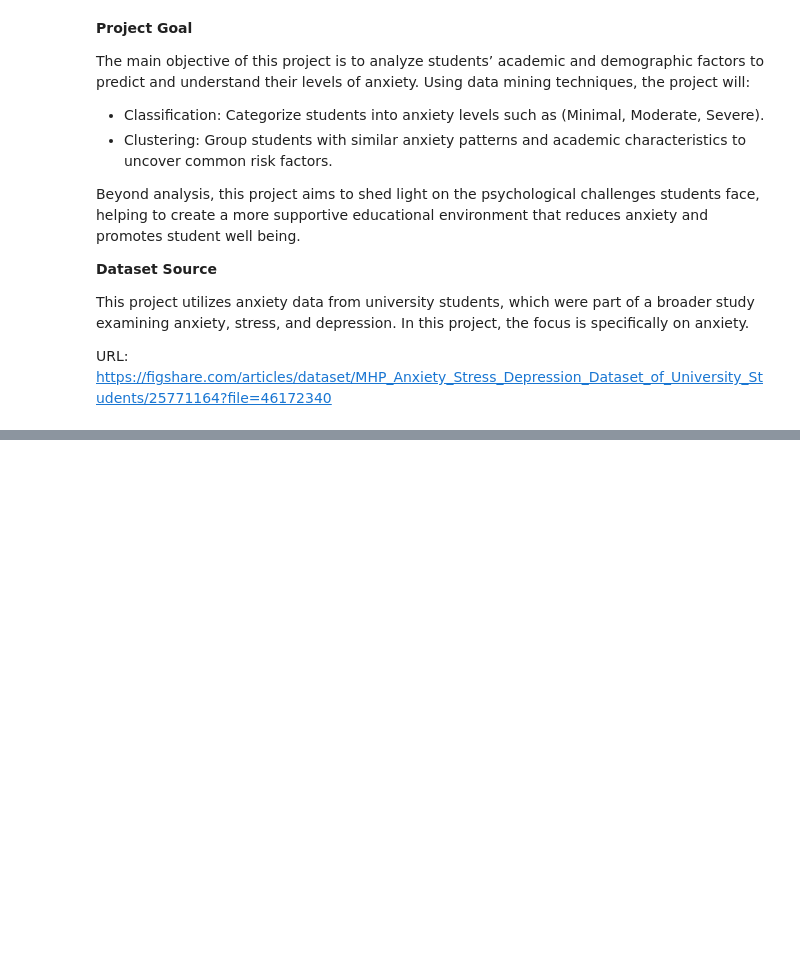
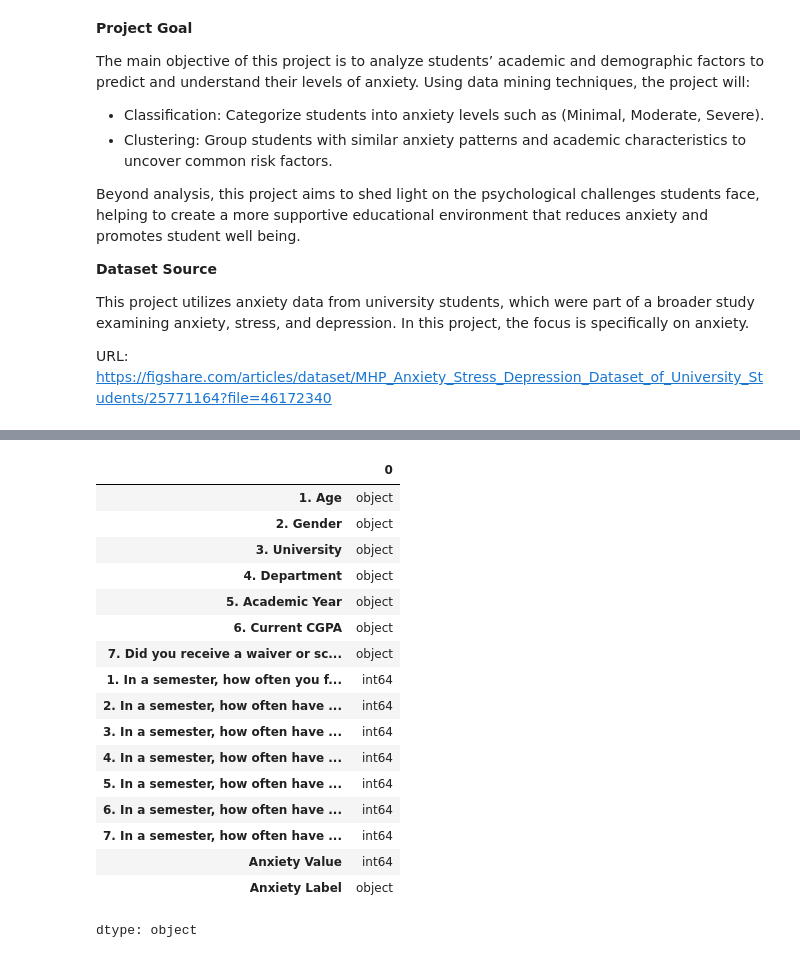
Before and after one commit to ara1x/DataMining-Project, a Jupyter notebook: Phase1.ipynb, the cells around one changed output, grey strips where cells are left out. Drawn from its saved outputs; the diff is of its cells as text; code cells hidden in the pictures; blank space fills up the shorter version.

```diff
--- a/Phase1.ipynb
+++ b/Phase1.ipynb
@@ -32,0 +37,21 @@ Shape of dataset (rows, columns): (2028, 16)
+# %%
+data.dtypes
+# %% [output]
+|  | 0 |
+| 1. Age | object |
+| 2. Gender | object |
+| 3. University | object |
+| 4. Department | object |
+| 5. Academic Year | object |
+| 6. Current CGPA | object |
+| 7. Did you receive a waiver or sc... | object |
+| 1. In a semester, how often you f... | int64 |
+| 2. In a semester, how often have ... | int64 |
+| 3. In a semester, how often have ... | int64 |
+| 4. In a semester, how often have ... | int64 |
+| 5. In a semester, how often have ... | int64 |
+| 6. In a semester, how often have ... | int64 |
+| 7. In a semester, how often have ... | int64 |
+| Anxiety Value | int64 |
+| Anxiety Label | object |
+dtype: object
```
Also changed, not shown: parts of 4 cells of this notebook.
